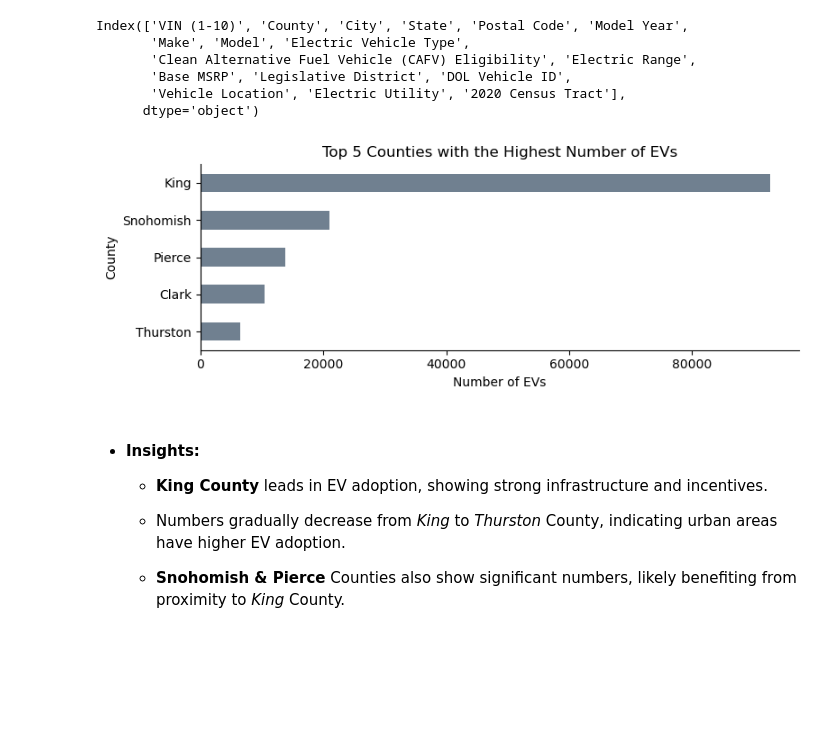
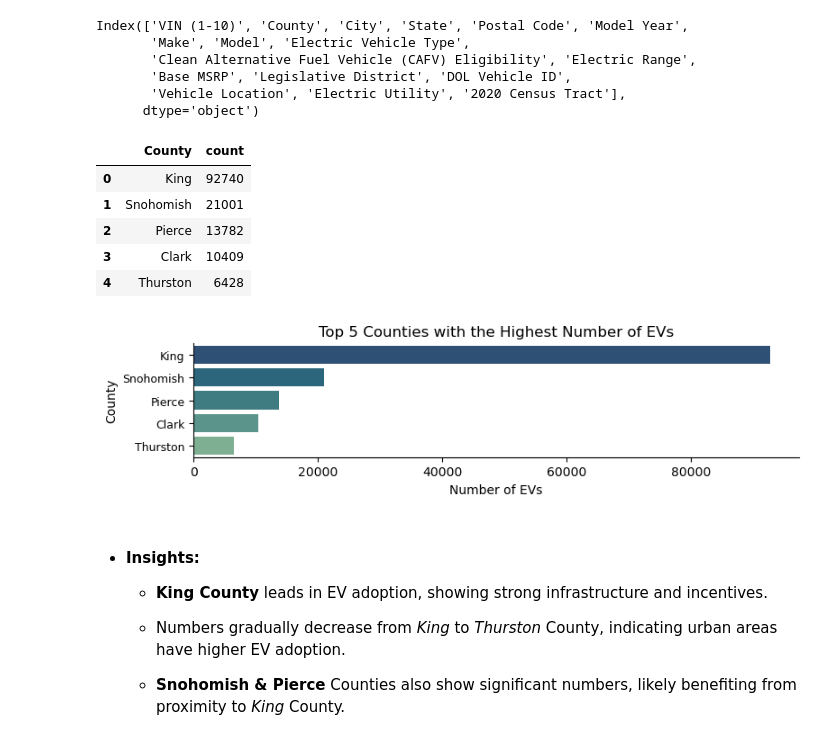
Before and after one commit to modyreturn/Data-Analysis-Projects, a Jupyter notebook: EVs Market Analysis/2_EVs_Geographical_Dist.ipynb, the cells around one changed output. Drawn from its saved outputs; the diff is of its cells as text; code cells hidden in the pictures; blank space fills up the shorter version.

```diff
--- a/EVs Market Analysis/2_EVs_Geographical_Dist.ipynb
+++ b/EVs Market Analysis/2_EVs_Geographical_Dist.ipynb
@@ -65,22 +65,36 @@ Index(['VIN (1-10)', 'County', 'City', 'State', 'Postal Code', 'Model Year',
       dtype='object')
 # %%
 df_county = df.copy()
+# %%
+# filtering the dataset to get the top 5 counties
+top_5_counties = df_county['County'].value_counts().head(5).reset_index()
+
+top_5_counties
+# %% [output]
+|  | County | count |
+| 0 | King | 92740 |
+| 1 | Snohomish | 21001 |
+| 2 | Pierce | 13782 |
+| 3 | Clark | 10409 |
+| 4 | Thurston | 6428 |
 # %%
-plt.figure(figsize=(8,3))
+plt.figure(figsize=(8, 2.2))
 # filtering the dataset to get the top 5 counties
-top_5_counties = df_county['County'].value_counts().head(5).plot(kind='barh', color='slategrey')
+# top_5_counties = df_county['County'].value_counts().head(5).plot(kind='barh', color='slategrey')
+# plt.gca().invert_yaxis()
 
-plt.gca().invert_yaxis()
+sns.barplot(data=top_5_counties, x='count', y='County', palette='crest_r')
 
 sns.despine()
-plt.title('Top 5 Counties with the Highest Number of EVs')
+plt.title('Top 5 Counties with the Highest Number of EVs', fontsize=12)
+plt.yticks(fontsize=9)
 plt.xlabel('Number of EVs')
 plt.ylabel('County')
 
 plt.tight_layout()
 plt.show()
 # %% [output]
-[figure, old version]
+[figure, new version]
 # %% [markdown]
 -   #### Insights:
     -   **King County** leads in EV adoption, showing strong infrastructure and incentives.
```
